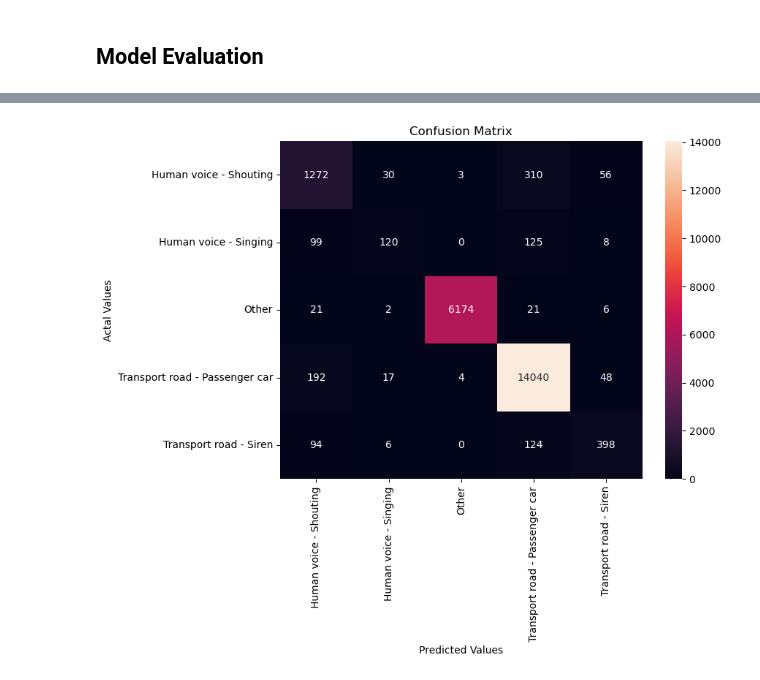
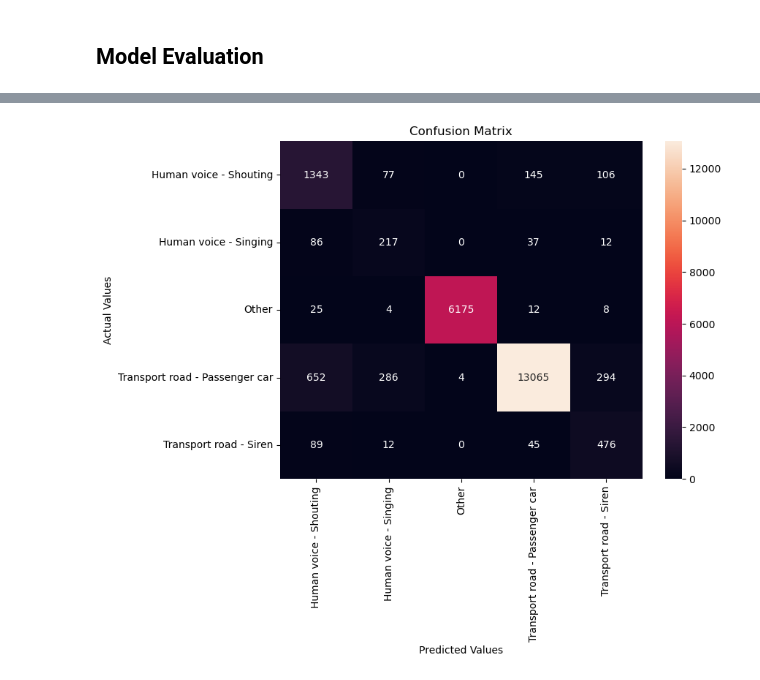
Before and after one commit to guidbem/MDA-Project-Noise-Leuven, a Jupyter notebook: model_xgboost.ipynb, the cells around one changed output, grey strips where cells are left out. Saved outputs shown, nothing was run; the diff lists cells and outputs as text; code cells hidden in the pictures.

```diff
--- a/model_xgboost.ipynb
+++ b/model_xgboost.ipynb
@@ -132,24 +138,24 @@ scores3.mean()
 # %%
 #choose parameters
-#n_estimators = np.arange(200,500,100)
-#learning_rate = np.array([0.01,0.1,0.3, 0.5])
-#max_depth = np.arange(2,6)
+n_estimators = np.arange(200,400,50)
+learning_rate = np.arange(0.2,0.7,0.1)
+max_depth = np.arange(2,12,2)
 
 random_grid = {
     # Parameters that we are going to tune
-    'month_handler__strategy': ['month'], #,'season'
-    'day_of_the_week_handler__strategy': ['full'], #, 'weekend'
-    'custom_encoder__strategy': ['one_hot'], #, 'binary'
-    'xgb__n_estimators': [200],
-    'xgb__learning_rate': [0.1],
-    'xgb__max_depth': [2],
+    'month_handler__strategy': ['month', 'season'],
+    'day_of_the_week_handler__strategy': ['full', 'weekend'],
+    'custom_encoder__strategy': ['one_hot', 'binary'],
+    'xgb__n_estimators': n_estimators,
+    'xgb__learning_rate': learning_rate,
+    'xgb__max_depth': max_depth
 }
 # %%
 cv = StratifiedKFold(n_splits=3, shuffle=True)
-search = RandomizedSearchCV(pipeline, param_distributions=random_grid, n_jobs=-1, cv=cv, n_iter=1, scoring='balanced_accuracy')
+search = RandomizedSearchCV(pipeline, param_distributions=random_grid, n_jobs=-1, cv=cv, n_iter=50, scoring='balanced_accuracy')
 
 # Find optimal parameters
-search.fit(X_train, y_train)
+search.fit(X_train, y_train, xgb__sample_weight=class_weights)
 
 print("Best Score:", search.best_score_)
 print("Best Parameters:", search.best_params_)
@@ -167,10 +170,10 @@ pipeline = Pipeline(steps=[
      DayPeriodHandler()
      ),
     ('month_handler',
-     MonthHandler()
+     MonthHandler(strategy="month")
      ),
     ('day_of_the_week_handler',
-     DayoftheWeekHandler()
+     DayoftheWeekHandler(strategy="full")
      ),
     ('column_dropper',
      ColumnDropper(columns_to_drop=[
@@ -184,8 +187,8 @@ pipeline = Pipeline(steps=[
      ),
     ('custom_encoder',
      CustomEncoder(
-        columns=['#object_id', 'day_period', 'month', 'weekday']
-        )
+        columns=['#object_id', 'day_period', 'month', 'weekday'],
+        strategy="one_hot")
      ),
     ('pca',
      PCATransformer(
@@ -201,8 +204,8 @@ pipeline = Pipeline(steps=[
             'lceq_shift_t-_5', 'lcpeak_shift_t-_5'
         ])
      ),
-     ('xgb', XGBClassifier(random_state=42, sample_weight=class_weights, n_estimators=400, max_depth=4, learning_rate=0.5))
-])
+     ('xgb', XGBClassifier(random_state=42, objective='multi:softmax', num_class=n_classes, n_estimators=200, max_depth=4, learning_rate=0.3))
+   ])
 # %%
-pipeline.fit(X_train, y_train)
+pipeline.fit(X_train, y_train, xgb__sample_weight=class_weights)
 # %% [output]
@@ -251,14 +252,13 @@ cm_df = pd.DataFrame(cm,
 # %%
 plt.figure(figsize=(8,6))
 ax = sns.heatmap(cm_df, annot=True, fmt='.0f')
 plt.title('Confusion Matrix')
-plt.ylabel('Actal Values')
+plt.ylabel('Actual Values')
 plt.xlabel('Predicted Values')
 
-
 plt.show()
 # %% [output]
-[figure, old version]
+[figure, new version]
 # %%
 print(classification_report(y_test, y_pred, target_names=classes))
 # %% [output]
```
Also changed, not shown: parts of 38 cells of this notebook.
